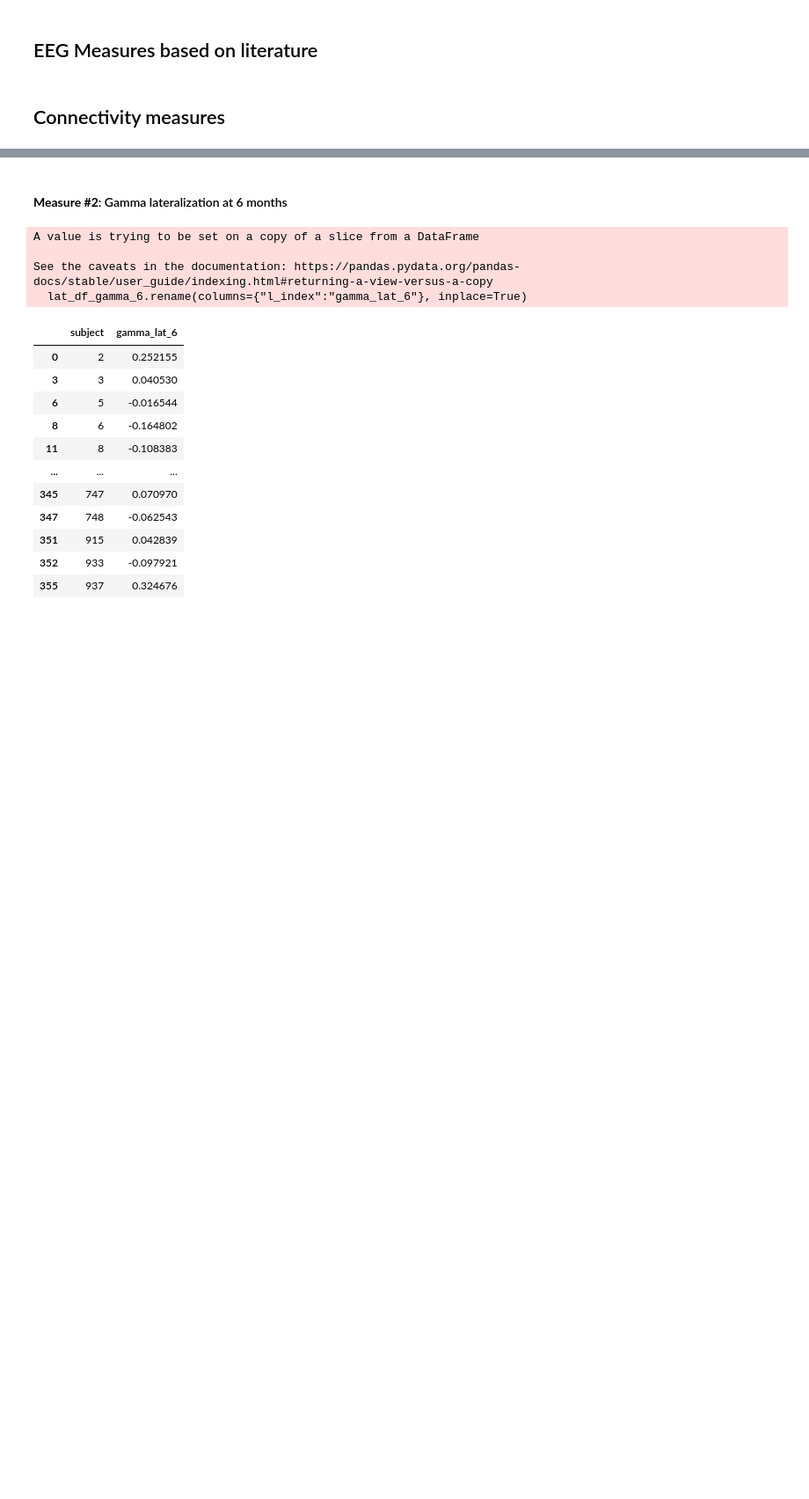
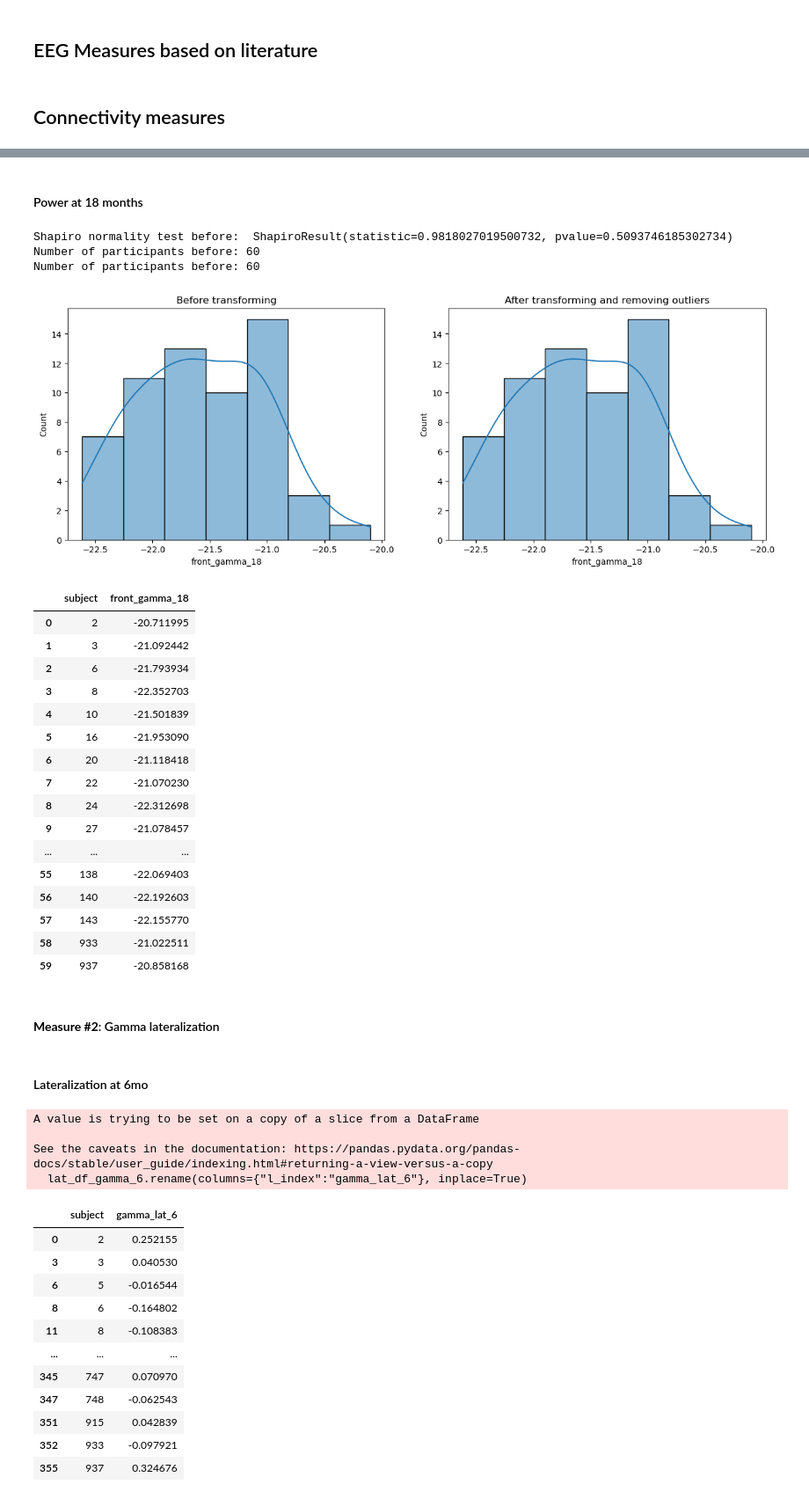
Before and after one commit to gabrielblancogomez/eegip_sex_diff, a Jupyter notebook: code/eeg/EEG_feature_extraction.ipynb, the cells around one changed output, grey strips where cells are left out. Shown at 88% size. Drawn from its saved outputs; the diff is of its cells as text; code cells hidden in the pictures; blank space fills up the shorter version.

```diff
--- a/code/eeg/EEG_feature_extraction.ipynb
+++ b/code/eeg/EEG_feature_extraction.ipynb
@@ -410,5 +286,40 @@ Number of participants before: 142
+# %% [markdown]
+#### Power at 18 months
+# %%
+frontal_power_18_sources["source_psd"]= (frontal_power_18_sources["left_psd"]+ frontal_power_18_sources["right_psd"])/2
+# Based on previous anlayses, the top regions that capture frontal gamma are the "Superior frontal gyrus" and the "Rostral middle frontal Gyrus"
+frontal_power_18_sources= frontal_power_18_sources.loc[frontal_power_18_sources["region1"].isin(["rostralmiddlefrontal-rh","superiorfrontal-rh"])].groupby(["subject"]).mean(numeric_only=True).reset_index()
+# Rename sources_psd to front_gamma_18
+frontal_power_18_sources.rename(columns={"source_psd":"front_gamma_18"}, inplace=True)
+frontal_power_18_sources= frontal_power_18_sources[["subject","front_gamma_18"]]
+frontal_power_18_sources=plot_and_remove_outliers(frontal_power_18_sources, "front_gamma_18", z_threshold=3, transform=False, connectivity=False, sources= True)
+frontal_power_18_sources
+# %% [output]
+Shapiro normality test before:  ShapiroResult(statistic=0.9818027019500732, pvalue=0.5093746185302734)
+Number of participants before: 60
+Number of participants before: 60
+[figure, added]
+|  | subject | front_gamma_18 |
+| 0 | 2 | -20.711995 |
+| 1 | 3 | -21.092442 |
+| 2 | 6 | -21.793934 |
+| 3 | 8 | -22.352703 |
+| 4 | 10 | -21.501839 |
+| 5 | 16 | -21.953090 |
+| 6 | 20 | -21.118418 |
+| 7 | 22 | -21.070230 |
+| 8 | 24 | -22.312698 |
+| 9 | 27 | -21.078457 |
+| ... | ... | ... |
+| 55 | 138 | -22.069403 |
+| 56 | 140 | -22.192603 |
+| 57 | 143 | -22.155770 |
+| 58 | 933 | -21.022511 |
+| 59 | 937 | -20.858168 |
 # %% [markdown]
-#### **Measure #2**: Gamma lateralization at 6 months
+#### **Measure #2**: Gamma lateralization
+# %% [markdown]
+#### Lateralization at 6mo
 # %%
 lat_df_gamma_6= lat_df_gamma.loc[lat_df_gamma.age == 6]
 lat_df_gamma_6.rename(columns={"l_index":"gamma_lat_6"}, inplace=True)
```
Also changed, not shown: parts of 29 cells of this notebook.
